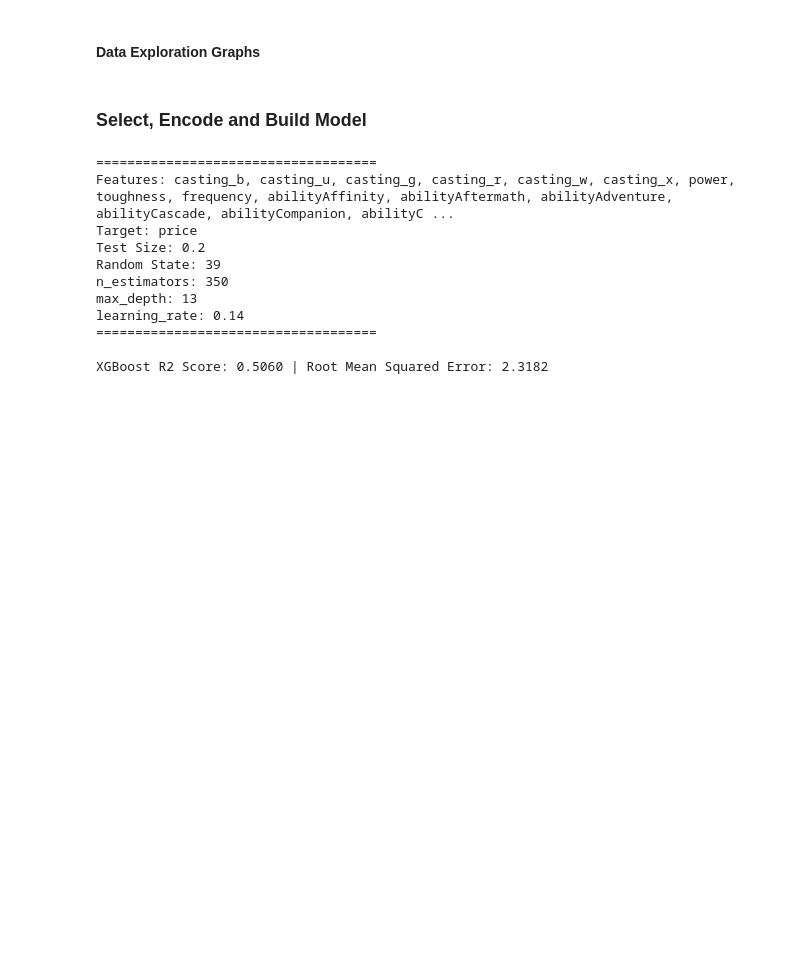
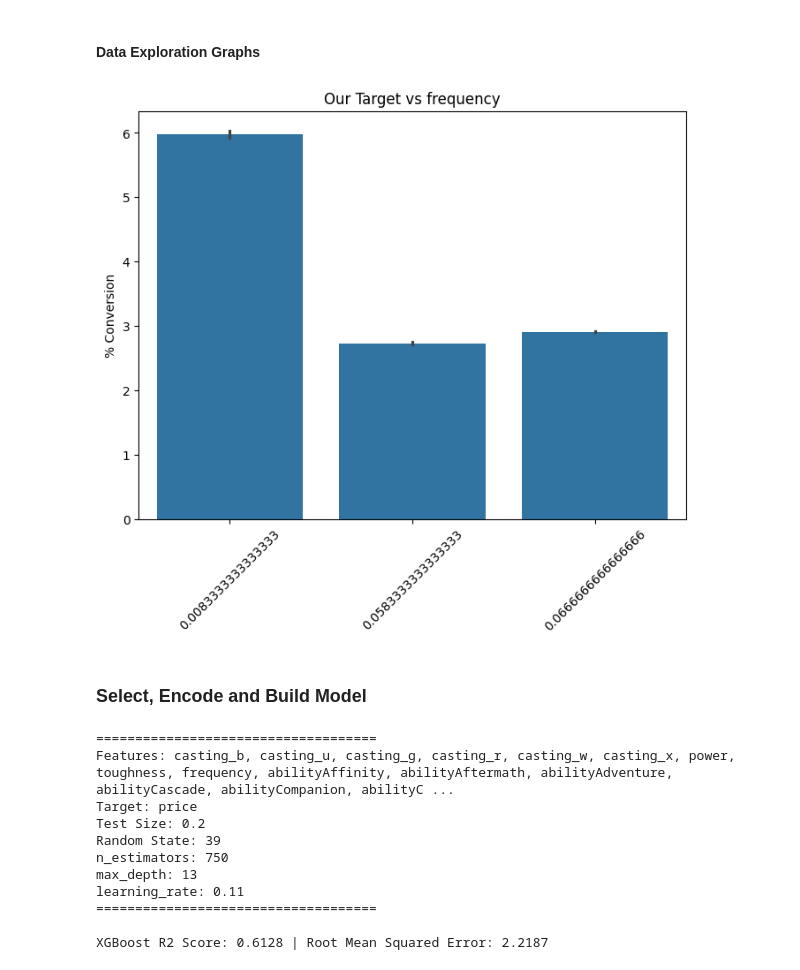
Before and after one commit to Databases-Done-Right/CSE450, a Jupyter notebook: Final.ipynb, the cells around one changed output. Drawn from its saved outputs; the diff is of its cells as text; code cells hidden in the pictures; blank space fills up the shorter version.

```diff
--- a/Final.ipynb
+++ b/Final.ipynb
@@ -344,6 +377,18 @@ if performDataExploration:
     print(f"!!!!!: Performing data exploration")
     graphCategoricalVsTarget(theTrainingData, 'price')
     #graphNumericalVsTarget(theTrainingData, 'price')
+# %%
+targetValue = "price"
+col = "frequency"
+plt.figure(figsize=(8, 6))
+sns.barplot(x=col, y=targetValue, data=theTrainingData)
+plt.title(f"Our Target vs {col}")
+plt.ylabel('% Conversion')
+plt.xlabel('')
+plt.xticks(rotation=45)
+plt.show()
+# %% [output]
+[figure, added]
 # %% [markdown]
 ### Select, Encode and Build Model
 # %%
@@ -484,7 +529,9 @@ features = [
         'abilityUndying',
         'abilityVigilance',
         'daysSinceRelease',
-        'daysSinceGameRelease'
+        'daysSinceGameRelease',
+        'hasActivatedAbility',
+        'canBeSacrificed'
     ]
 
 
@@ -512,16 +559,16 @@ target = "price"
 #applyXGBoost(theTrainingData, features, "price", True, 0.2, 42, 20000, 15, 0.15) # R2 Score: 0.4108 | Root Mean Squared Error: 2.5331
 #applyXGBoost(theTrainingData, features, "price", True, 0.2, 42, 20000, 15, 0.17) # R2 Score: 0.4108 | Root Mean Squared Error: 2.5331
 #applyXGBoost(theTrainingData, features, "price", True, 0.2, 42, 20000, 20, 0.17) # R2 Score: 0.4228 | Root Mean Squared Error: 2.5071
-applyXGBoost(theTrainingData, features, "price", True, 0.2, 39, 350, 13, 0.14)
+applyXGBoost(theTrainingData, features, "price", True, 0.2, 39, 750, 13, 0.11)
 # %% [output]
 ====================================
 Features: casting_b, casting_u, casting_g, casting_r, casting_w, casting_x, power, toughness, frequency, abilityAffinity, abilityAftermath, abilityAdventure, abilityCascade, abilityCompanion, abilityC ...
 Target: price
 Test Size: 0.2
 Random State: 39
-n_estimators: 350
+n_estimators: 750
 max_depth: 13
-learning_rate: 0.14
+learning_rate: 0.11
 ====================================
 
-XGBoost R2 Score: 0.5060 | Root Mean Squared Error: 2.3182
+XGBoost R2 Score: 0.6128 | Root Mean Squared Error: 2.2187
```
Also changed, not shown: parts of 3 cells of this notebook.
